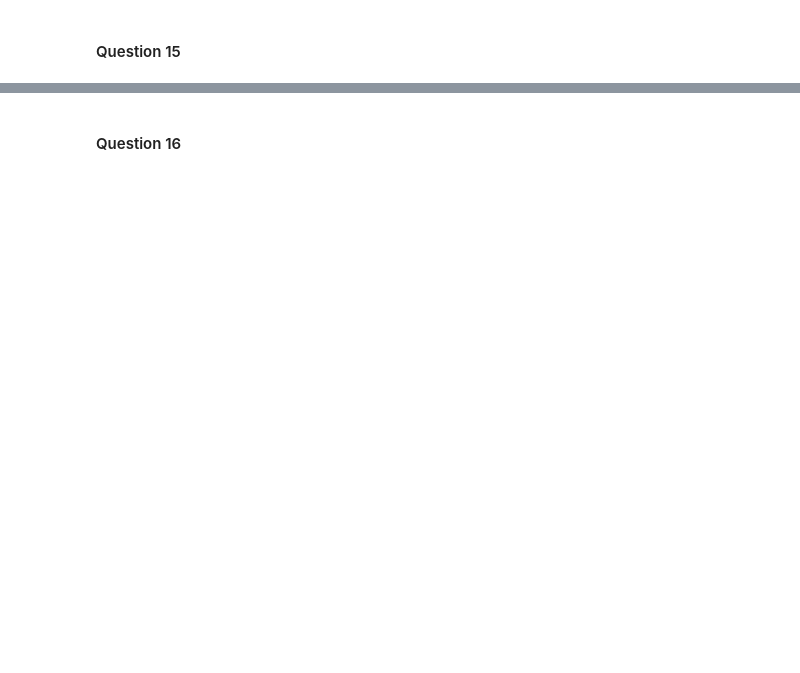
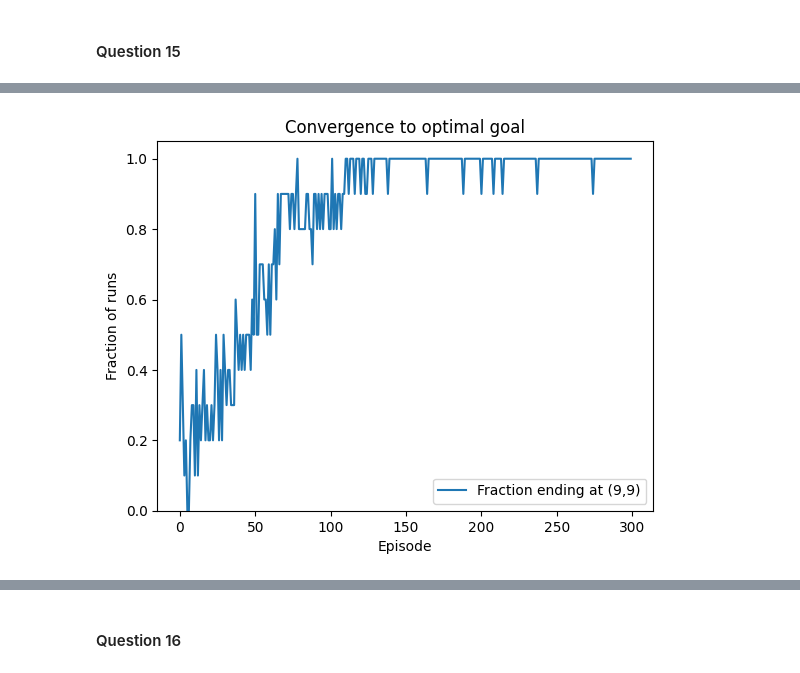
Before and after one commit to fusiatique/ci-assignments, a Jupyter notebook: assignment_3/src/Main.ipynb, the cells around one changed output, grey strips where cells are left out. Cells and saved outputs as stored; diff of their text form; code cells hidden in the pictures; blank space fills up the shorter version.

```diff
--- a/assignment_3/src/Main.ipynb
+++ b/assignment_3/src/Main.ipynb
@@ -810,0 +884,88 @@ _Put your code blocks above (if any) and write your answer here._
+# %%
+def main_early_stop_eps(maze, n_episodes=300, params={"lr": 0.7, "gamma": 0.9}, eps_start=1.0, eps_min=0.05, eps_decay=0.99, early_stop=30000):
+    episode_lengths = []
+    episode_rewards = []
+    episode_optimal = []
+
+    agent = Agent(0, 0)
+    states = maze.get_all_states()
+    actions = [Action(id) for id in ["up", "down", "left", "right"]]
+    q_table = QTable(states, actions)
+    exploration = ExplorationStrategy(q_table)
+    learner = QLearning(q_table, params)
+
+    total_steps = 0
+    episodes = 0
+    eps = eps_start
+
+    for episode in range(n_episodes):
+        agent.reset()
+        steps = 0
+        total_reward = 0
+        optimal = 0
+
+        while (agent.get_state(maze).done == False):
+            if(total_steps >= early_stop):
+                break
+
+            current_state = agent.get_state(maze)
+            chosen = exploration.e_greedy(agent, maze, eps)
+            next_state, reward, done = agent.step(chosen, maze)
+            learner.learn(agent.get_valid_actions(maze), current_state, chosen, next_state, reward, done)
+
+            if done and (next_state.x, next_state.y) == (9, 9):
+                optimal = 1
+
+            current_state = next_state
+            total_reward += reward
+            steps += 1
+            total_steps += 1
+        eps = max(eps_min, eps * eps_decay)
+
+        episode_rewards.append(total_reward)
+        episode_lengths.append(steps)
+        episode_optimal.append(optimal)
+
+        episodes += 1
+
+        if(total_steps >= early_stop):
+            break
+    return episode_lengths, episode_rewards, episode_optimal
+
+def run_multiple_q_eps(maze, n_runs=10, params={"lr": 0.7, "gamma": 0.9}, eps_start=1.0, eps_min=0.05, eps_decay=0.99, early_stop=30000):
+    all_lengths = []
+    all_rewards = []
+    all_optimal = []
+
+    for i in range(n_runs):
+        episode_lengths, episode_rewards, episode_is_optimal = main_early_stop_eps(
+            maze, 300, params, eps_start, eps_min, eps_decay, early_stop
+        )
+        all_lengths.append(episode_lengths)
+        all_rewards.append(episode_rewards)
+        all_optimal.append(episode_is_optimal)
+
+    return all_lengths, all_rewards, all_optimal
+
+def plot_optimal(all_optimal, title):
+    max_length = max(len(x) for x in all_optimal)
+    padded = [x + [np.nan] * (max_length - len(x)) for x in all_optimal]
+    padded = np.array(padded, dtype=float)
+
+    optimal_fraction = np.nanmean(padded, axis=0)
+    episodes = np.arange(len(optimal_fraction))
+
+    plt.figure()
+    plt.plot(episodes, optimal_fraction, label="Fraction ending at (9,9)")
+    plt.xlabel("Episode")
+    plt.ylabel("Fraction of runs")
+    plt.ylim(0, 1.05)
+    plt.title(title)
+    plt.legend()
+    plt.show()
+
+all_lengths, all_rewards, all_optimal = run_multiple_q_eps(maze=toy_maze, n_runs=10, params={"lr": 0.7, "gamma": 0.9}, eps_start=0.5, eps_min=0.05, eps_decay=0.99, early_stop=30000)
+
+plot_optimal(all_optimal, "Convergence to optimal goal")
+# %% [output]
+[figure, added]
```
Also changed, not shown: parts of 35 cells of this notebook.
